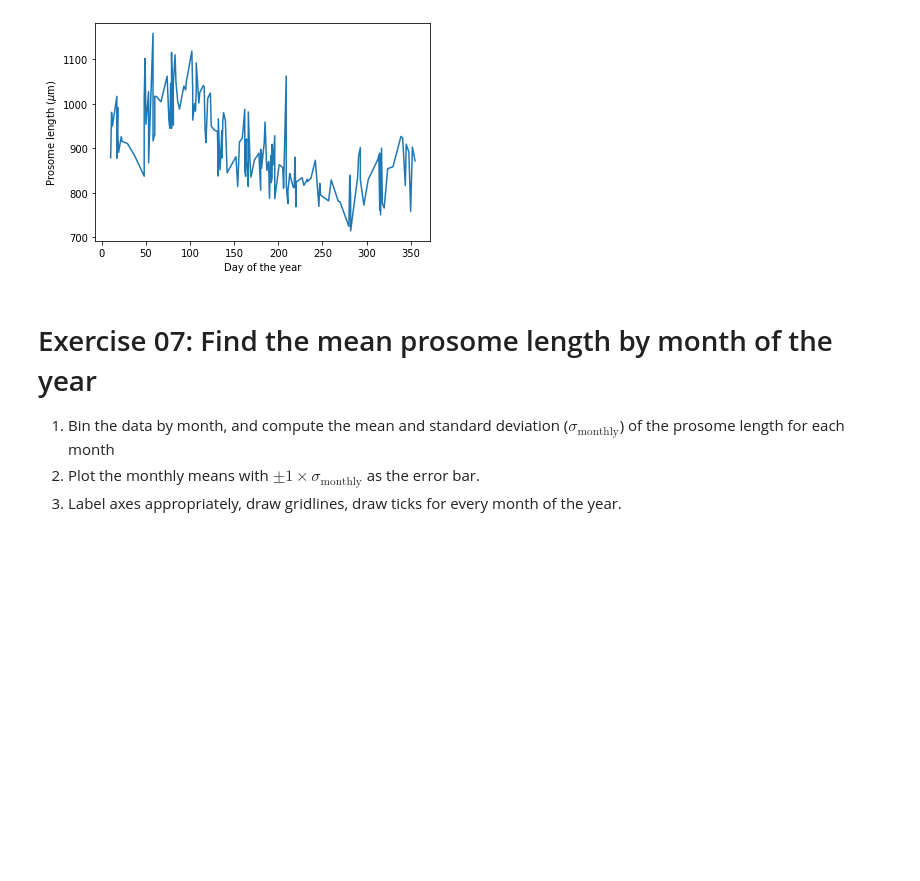
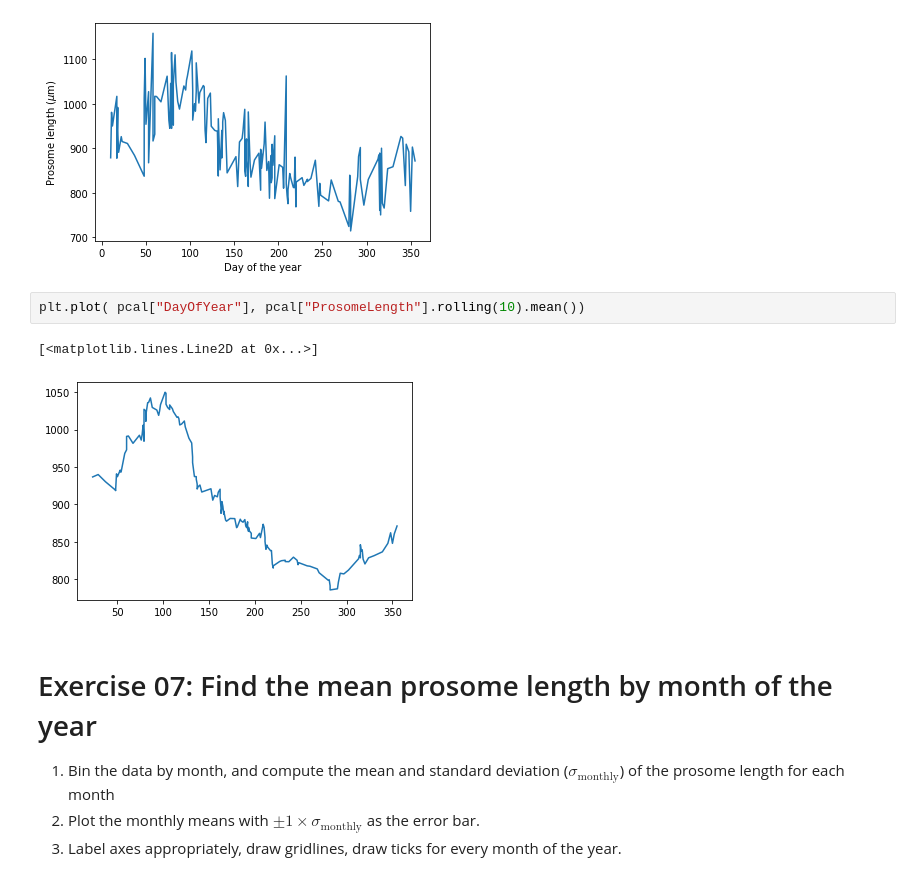
Before and after one commit to adityarn/MAR440_PythonModule, a Jupyter notebook: 06_Pandas.ipynb, the cells around one changed output. Drawn from its saved outputs; the diff is of its cells as text; blank space fills up the shorter version.

```diff
--- a/06_Pandas.ipynb
+++ b/06_Pandas.ipynb
@@ -27,6 +27,11 @@ plt.ylabel("Prosome length ($\mu$m)")
 # %% [output]
 Text(0, 0.5, 'Prosome length ($\\mu$m)')
 [figure]
+# %%
+plt.plot( pcal["DayOfYear"], pcal["ProsomeLength"].rolling(10).mean())
+# %% [output]
+[<matplotlib.lines.Line2D at 0x...>]
+[figure, added]
 # %% [markdown]
 # Exercise 07: Find the mean prosome length by month of the year
 
```
Also changed, not shown: parts of 1 cell of this notebook, 8 other files.
